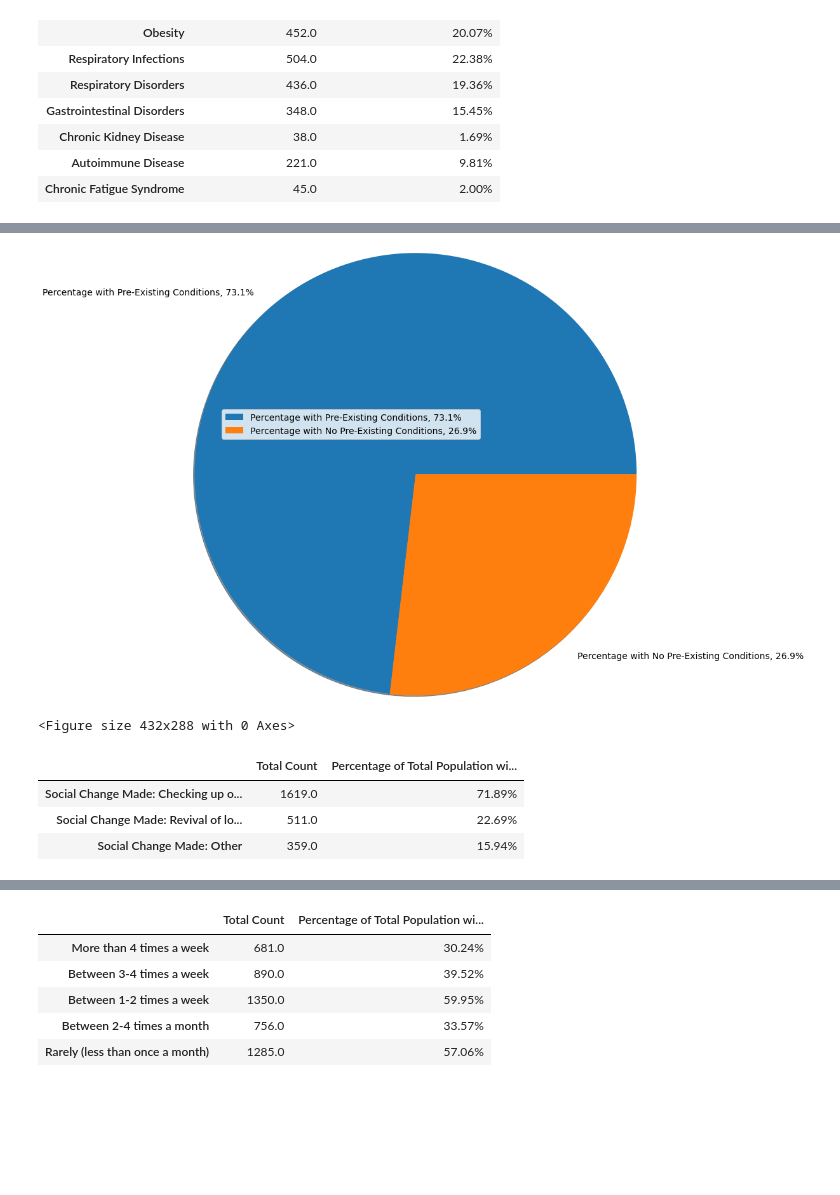
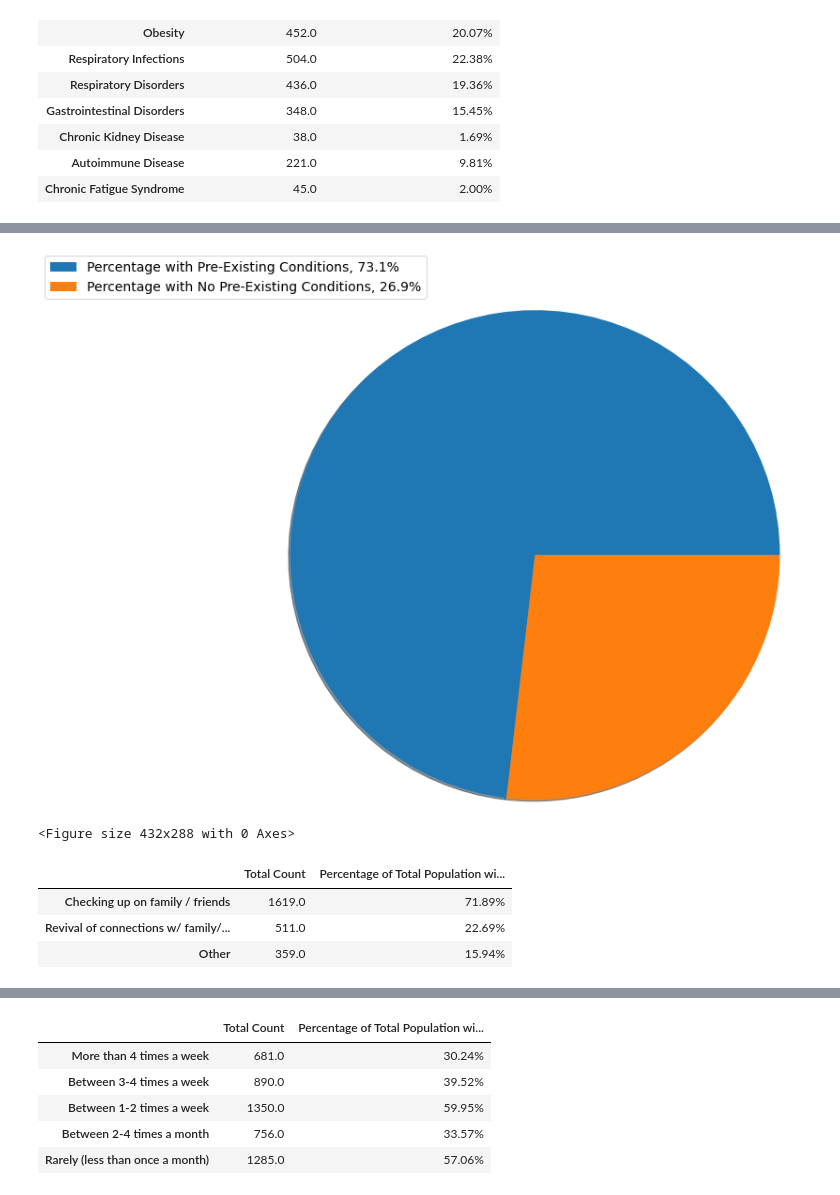
Before and after one commit to nladkins/Project-1-EDA, a Jupyter notebook: Project 1_Kristen.ipynb, the cells around one changed output, grey strips where cells are left out. Drawn from its saved outputs; the diff is of its cells as text; code cells hidden in the pictures; blank space fills up the shorter version.

```diff
--- a/Project 1_Kristen.ipynb
+++ b/Project 1_Kristen.ipynb
@@ -4,10 +4,11 @@ import matplotlib.pyplot as plt
 import pandas as pd
 import scipy.stats as st
 import numpy as np
+import seaborn as sn
 
 # Study data files
-preexisting_path = "/Users/kristenhanold/Desktop/df_us_filtered.csv"
-nonexisting_path = "/Users/kristenhanold/Desktop/nonexisting_us.csv"
+preexisting_path = "df_us_filtered.csv"
+nonexisting_path = "nonexisting_us.csv"
 
 # Read the mouse data and the study results
 old_preexisting_data = pd.read_csv(preexisting_path)
@@ -356,33 +356,33 @@ plt.tight_layout()
 # %%
 # pie chart comparing individuals with pre-existing conditions and individuals with no pre-existing conditions
 
 # find total number of participants by adding dataframes together and adding a new column to hold # of total participants
 total_count_df = preexisting_count_df.add(nonexisting_count_df, fill_value = 0)
 new_total_count_df = preexisting_count + nonexisting_count
 
 preexisting_percent = round((preexisting_count/new_total_count_df)*100, 2)
 nonexisting_percent = round((nonexisting_count/new_total_count_df)*100, 2)
 
 participant_analysis_dict = {
     'Percentage with Pre-Existing Conditions': preexisting_percent,
     'Percentage with No Pre-Existing Conditions': nonexisting_percent
 }
 
 # Get the Keys and store them in a list
 labels = list(participant_analysis_dict.keys())
 
 # Get the Values and store them in a list
 values = list(participant_analysis_dict.values())
 
 labels = [f'{l}, {s:0.1f}%' for l, s in zip(labels, values)]
 
-plt.pie(values, labels = labels, radius = 4, shadow = True, textprops={'fontsize': 14})
-plt.legend(values, loc = 'upper right', labels=labels, prop={"size":14})
+plt.pie(values, radius = 3, shadow = True, textprops={'fontsize': 14})
+plt.legend(values, bbox_to_anchor=(0,2), loc = 'upper right', labels=labels, prop={"size":14})
 
 plt.show()
 plt.tight_layout()
 # %% [output]
-[figure, old version]
+[figure, new version]
 <Figure size 432x288 with 0 Axes>
 # %%
 # individuals with top comorbidities listed in csv with pre-existing conditions that had a SOCIAL lifestyle change
@@ -399,15 +399,15 @@ social_change2_percent = round((social_change2_count/preexisting_count)*100, 2)
 social_change3_percent = round((social_change3_count/preexisting_count)*100, 2)
 
 social_changes_count_dict = {
-    'Social Change Made: Checking up on family / friends': social_change1_count,
-    'Social Change Made: Revival of long lost connections with family / friends': social_change2_count,
-    'Social Change Made: Other': social_change3_count
+    'Checking up on family / friends': social_change1_count,
+    'Revival of connections w/ family/friends': social_change2_count,
+    'Other': social_change3_count
 }
 
 social_changes_percent_dict = {
-    'Social Change Made: Checking up on family / friends': social_change1_percent,
-    'Social Change Made: Revival of long lost connections with family / friends': social_change2_percent,
-    'Social Change Made: Other': social_change3_percent
+    'Checking up on family / friends': social_change1_percent,
+    'Revival of connections w/ family/friends': social_change2_percent,
+    'Other': social_change3_percent
 }
 
 social_changes_df = pd.DataFrame({
@@ -421,9 +421,9 @@ social_changes_df['Percentage of Total Population with Pre-Existing Medical Cond
 social_changes_df
 # %% [output]
 |  | Total Count | Percentage of Total Population wi... |
-| Social Change Made: Checking up o... | 1619.0 | 71.89% |
-| Social Change Made: Revival of lo... | 511.0 | 22.69% |
-| Social Change Made: Other | 359.0 | 15.94% |
+| Checking up on family / friends | 1619.0 | 71.89% |
+| Revival of connections w/ family/... | 511.0 | 22.69% |
+| Other | 359.0 | 15.94% |
 # %%
 # pie chart depicting the count per social change seen in above dataframe
 
```
Also changed, not shown: parts of 6 cells of this notebook, 1 other file.
